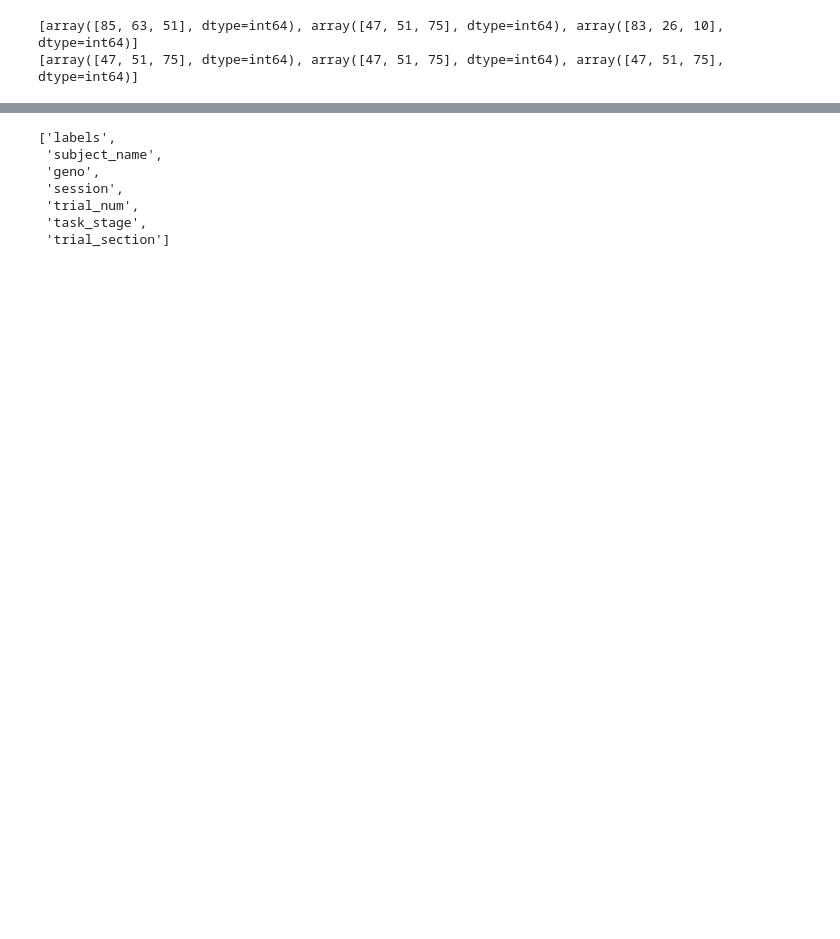
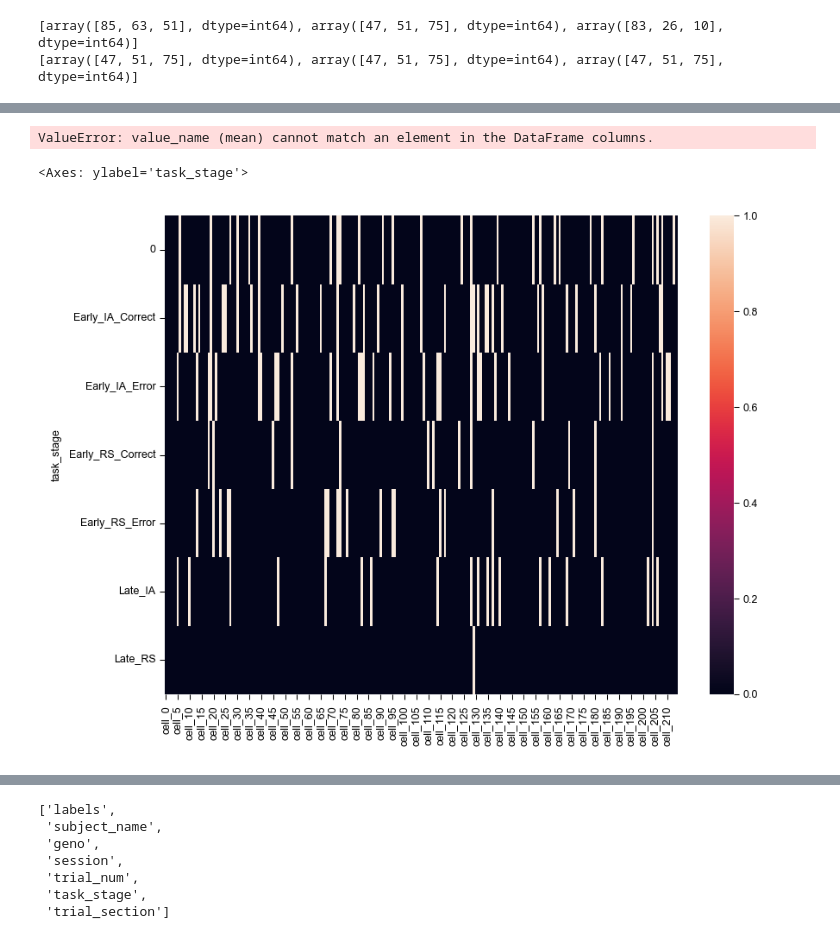
Before and after one commit to cjohnsoncruz/dlx56_mPFC_1p_SohalLab, a Jupyter notebook: code/preprocess matlab data v1.ipynb, the cells around one changed output, grey strips where cells are left out. Saved outputs shown, nothing was run; the diff lists cells and outputs as text; code cells hidden in the pictures; blank space fills up the shorter version.

Commit message:
add parallel roll shuffle
+add threshold of cell activity
+ add percentile for 1000 shuffles
+add groupby method for detection

```diff
--- a/code/preprocess matlab data v1.ipynb
+++ b/code/preprocess matlab data v1.ipynb
@@ -693,0 +743,3 @@ print(results)
+# %%
+#get real raster mean activity data
+raster_df[cell_col] = raster_df[cell_col].sparse.to_dense()
@@ -693,0 +748,5 @@ print(results)
+# %%
+# get shuffle data percentiles
+all_mean = pd.concat(output_shuff)
+cell_threshold = all_mean.groupby('task_stage')[cell_col].agg(lambda x: np.percentile(x, 95))
+cell_threshold
@@ -693,0 +764,4 @@ print(results)
+# %%
+
+real_mean_activity = raster_df.groupby(by = ['trial_section', 'task_stage'])[cell_col].mean().loc['post_outcome', (slice(None))]
+real_mean_activity
@@ -693,0 +779,3 @@ print(results)
+# %%
+enriched_cells = (real_mean_activity > cell_threshold).reset_index().melt(id_vars = 'task_stage', var_name='cell', value_name='enriched')
+enriched_cells
@@ -694,3 +796,18 @@ print(results)
+# %%
+#melt enriched cells
+#melt real mean activity
+#melt pvalue
+#merge
+real_mean_activity =real_mean_activity.reset_index().melt(id_vars = 'task_stage', var_name = 'cell', value_name = 'mean')
+real_mean_activity.join(enriched_cells, on=['task_stage', 'cell'], how='left')
+#save
+# %% [output]
+ValueError: value_name (mean) cannot match an element in the DataFrame columns.
+# %%
+sns.heatmap(enriched_cells)
+# %% [output]
+<Axes: ylabel='task_stage'>
+[figure, added]
 # %%
 fig, axes = plt.subplots(1, 2, figsize=(8, 6))
 sns.heatmap(ax = axes[0], data = mat)
```
Also changed, not shown: parts of 16 cells of this notebook.
